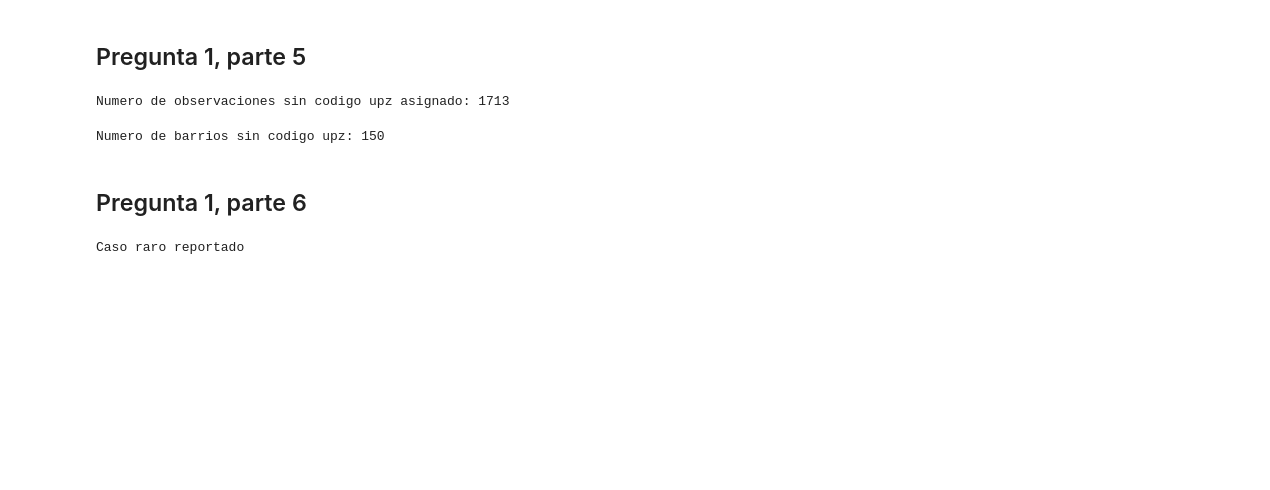
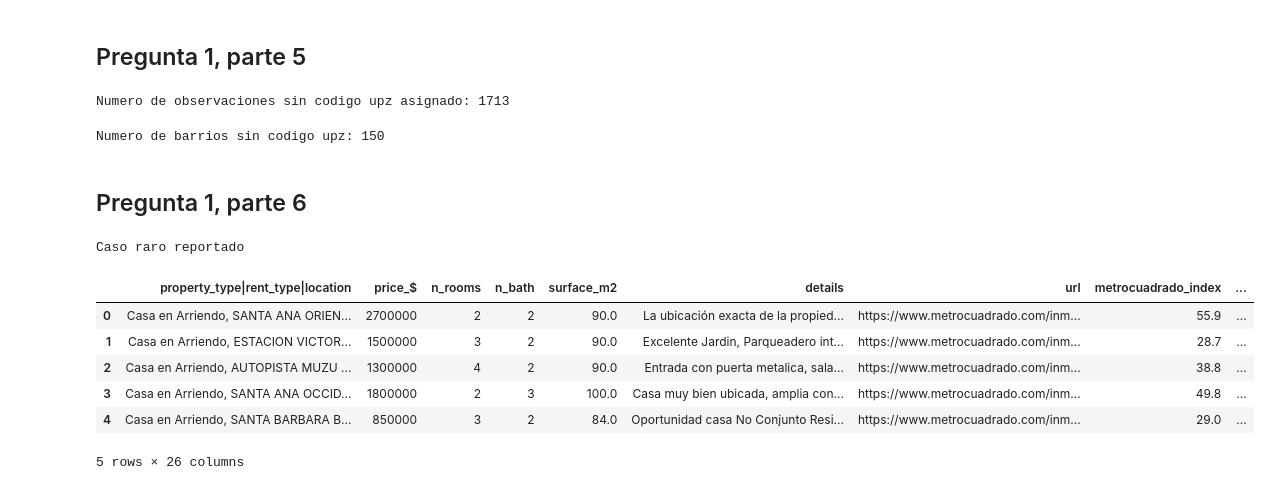
Before and after one commit to asolnn2a8/Tarea-1-Lab-C-de-D, a Jupyter notebook: codigos/p1.ipynb, the cells around one changed output. Drawn from its saved outputs; the diff is of its cells as text; code cells hidden in the pictures; blank space fills up the shorter version.

```diff
--- a/codigos/p1.ipynb
+++ b/codigos/p1.ipynb
@@ -507,2 +504,12 @@ df = pd.concat([df, dens_col], axis=1)
 # %%
 # Fin del codigo P1
+# %%
+df.head()
+# %% [output]
+|  | property_type|rent_type|location | price_$ | n_rooms | n_bath | surface_m2 | details | url | metrocuadrado_index | ... |
+| 0 | Casa en Arriendo, SANTA ANA ORIEN... | 2700000 | 2 | 2 | 90.0 | La ubicación exacta de la propied... | https://www.metrocuadrado.com/inm... | 55.9 | ... |
+| 1 | Casa en Arriendo, ESTACION VICTOR... | 1500000 | 3 | 2 | 90.0 | Excelente Jardin, Parqueadero int... | https://www.metrocuadrado.com/inm... | 28.7 | ... |
+| 2 | Casa en Arriendo, AUTOPISTA MUZU ... | 1300000 | 4 | 2 | 90.0 | Entrada con puerta metalica, sala... | https://www.metrocuadrado.com/inm... | 38.8 | ... |
+| 3 | Casa en Arriendo, SANTA ANA OCCID... | 1800000 | 2 | 3 | 100.0 | Casa muy bien ubicada, amplia con... | https://www.metrocuadrado.com/inm... | 49.8 | ... |
+| 4 | Casa en Arriendo, SANTA BARBARA B... | 850000 | 3 | 2 | 84.0 | Oportunidad casa No Conjunto Resi... | https://www.metrocuadrado.com/inm... | 29.0 | ... |
+5 rows × 26 columns
```
Also changed, not shown: parts of 1 cell of this notebook, 1 other file.
